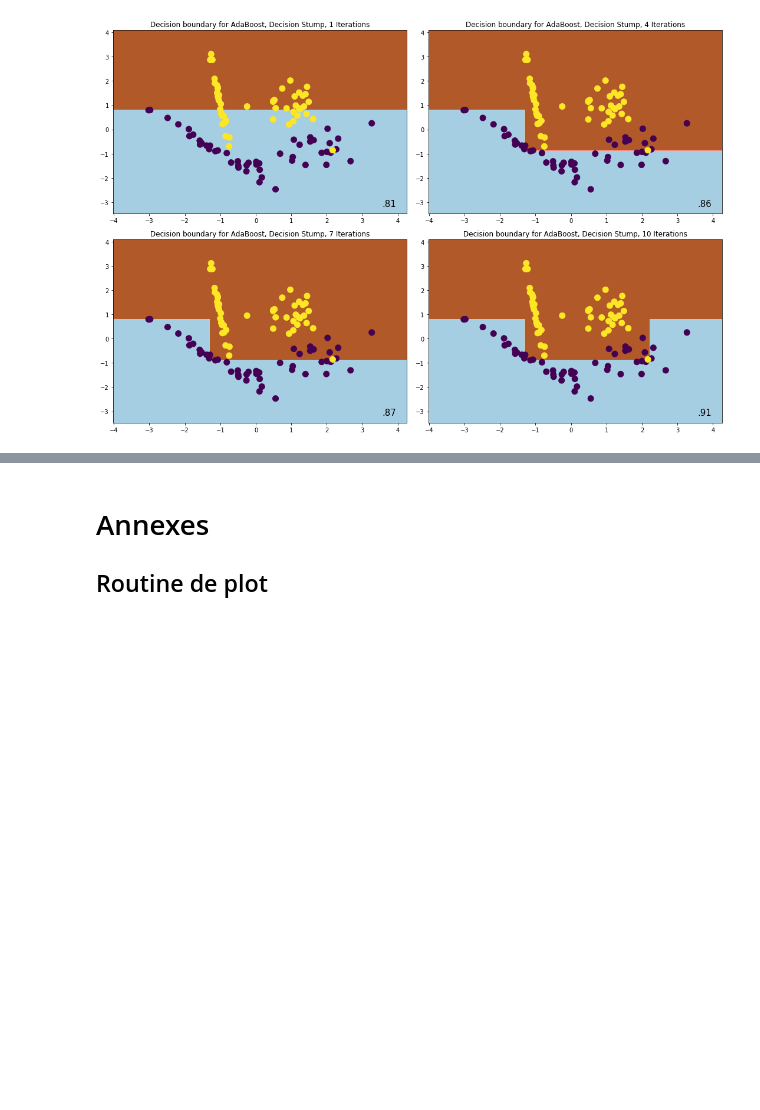
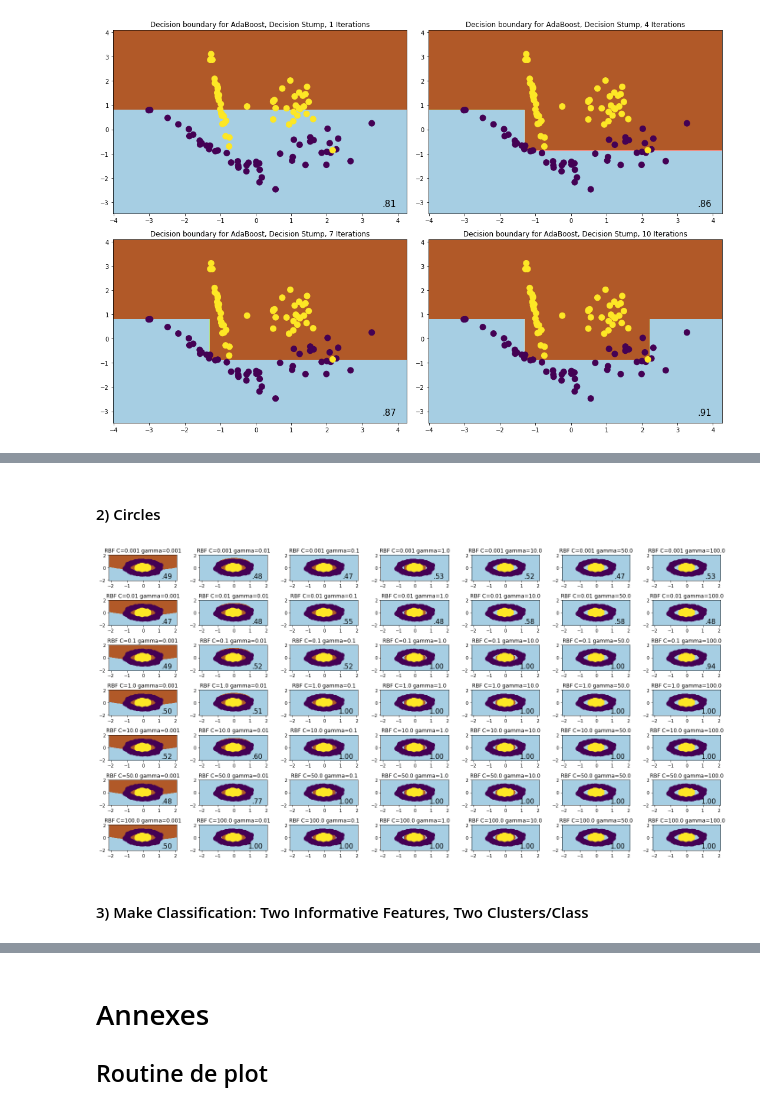
Before and after one commit to cosmo-sterin/M1_ENSL, a Jupyter notebook: ML/TP2/Rendu TP2 Tristan Sterin.ipynb, the cells around one changed output, grey strips where cells are left out. Cells and saved outputs as stored; diff of their text form; code cells hidden in the pictures; blank space fills up the shorter version.

```diff
--- a/ML/TP2/Rendu TP2 Tristan Sterin.ipynb
+++ b/ML/TP2/Rendu TP2 Tristan Sterin.ipynb
@@ -570,0 +604,22 @@ plt.show()
+# %% [markdown]
+#### 2) Circles
+# %%
+# Training RBF SVN for different C and gamma
+SVN_clf_circles = [(SVC(C=c,gamma=g),0.0) for c,g in c_g]
+for (i,(model,_)) in enumerate(SVN_clf_circles):
+    score = cross_valid_score(model,data_circles,sk=True)
+    model.fit(X_circles, y_circles)
+    SVN_clf_circles[i] = (model, score)
+# %%
+plt.figure(figsize=(20,10))
+for (i,(model,score)) in enumerate(SVN_clf_circles):
+    ax = plt.subplot(len(SVN_clf_circles)/7, 7, i+1)
+    c,g = c_g[i]
+    ax.set_title("RBF C="+str(c)+" gamma="+str(g))
+    plot_frontiere(model, X_circles, y_circles, ax, score, naming=False)
+plt.tight_layout()
+plt.show()
+# %% [output]
+[figure, added]
+# %% [markdown]
+#### 3) Make Classification: Two Informative Features, Two Clusters/Class
```
Also changed, not shown: parts of 16 cells of this notebook, 1 other file.
